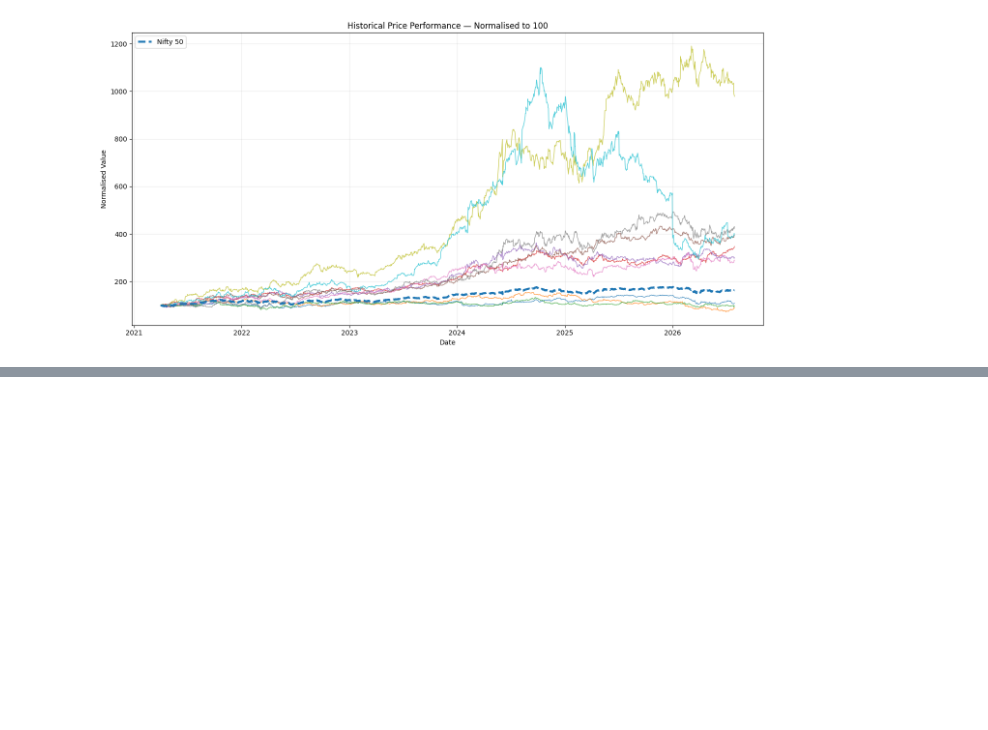
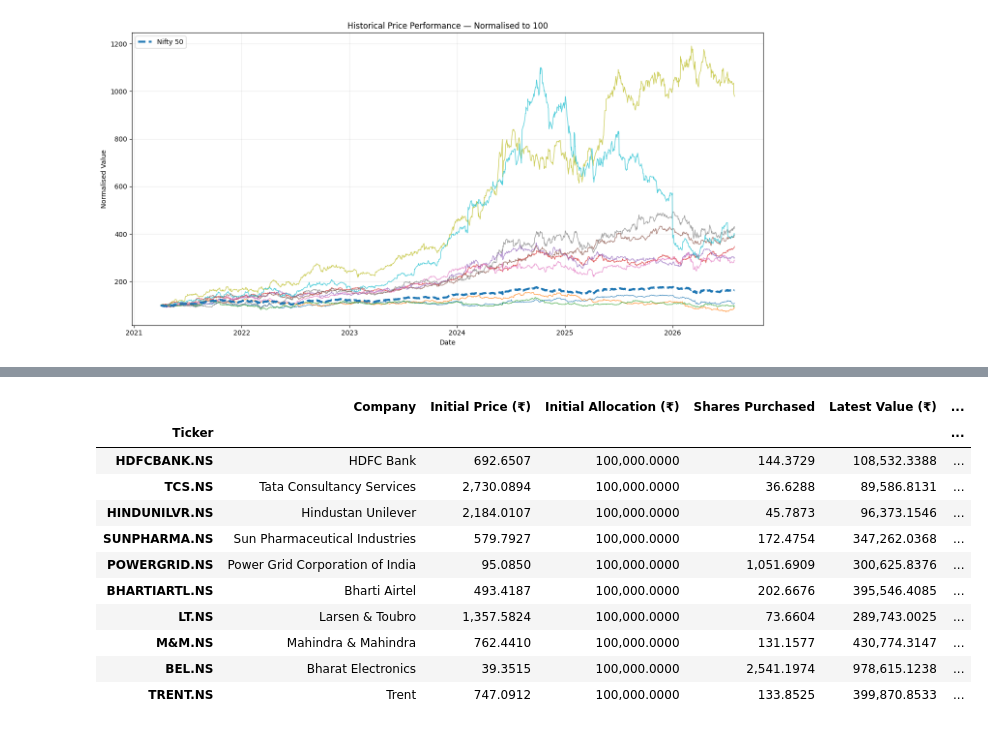
Before and after one commit to Rohil121/bharat-portfolio-lab, a Jupyter notebook: notebooks/01_portfolio_mvp.ipynb, the cells around one changed output, grey strips where cells are left out. Cells and saved outputs as stored; diff of their text form; code cells hidden in the pictures; blank space fills up the shorter version.

```diff
--- a/notebooks/01_portfolio_mvp.ipynb
+++ b/notebooks/01_portfolio_mvp.ipynb
@@ -348,0 +357,76 @@ plt.show()
+# %%
+# Calculate the number of shares purchased on the initial date
+
+initial_date = stock_prices.index[0]
+initial_stock_prices = stock_prices.loc[initial_date]
+
+weights = portfolio.set_index("Ticker")["Weight"].reindex(portfolio_tickers)
+initial_allocations = weights * INITIAL_CAPITAL
+
+# Fractional shares are allowed in this preliminary academic model
+shares_purchased = initial_allocations / initial_stock_prices
+
+# Daily value of each holding
+holding_values = stock_prices.mul(shares_purchased, axis=1)
+
+# Total flagship portfolio value
+portfolio_value = holding_values.sum(axis=1)
+portfolio_value.name = "India 10 Portfolio"
+
+# Benchmark investment
+initial_benchmark_price = benchmark_prices.iloc[0, 0]
+benchmark_units = INITIAL_CAPITAL / initial_benchmark_price
+
+benchmark_value = benchmark_prices.iloc[:, 0] * benchmark_units
+benchmark_value.name = BENCHMARK_NAME
+
+# Combine both value series
+performance_values = pd.concat(
+    [portfolio_value, benchmark_value],
+    axis=1,
+).dropna()
+
+# Convert values into cumulative returns
+cumulative_returns = (
+    performance_values.div(performance_values.iloc[0]) - 1
+)
+
+# Validation checks
+assert np.isclose(portfolio_value.iloc[0], INITIAL_CAPITAL), \
+    "Initial portfolio value does not equal the starting capital."
+
+assert np.isclose(benchmark_value.iloc[0], INITIAL_CAPITAL), \
+    "Initial benchmark value does not equal the starting capital."
+
+assert performance_values.isna().sum().sum() == 0, \
+    "Missing values remain in the performance series."
+
+print("Preliminary investment simulation completed.")
+print("-" * 50)
+print(f"Investment date: {initial_date.date()}")
+print(f"Initial capital: ₹{INITIAL_CAPITAL:,.0f}")
+print(f"Initial portfolio value: ₹{portfolio_value.iloc[0]:,.0f}")
+print(f"Latest portfolio value: ₹{portfolio_value.iloc[-1]:,.0f}")
+print(f"Latest benchmark value: ₹{benchmark_value.iloc[-1]:,.0f}")
+
+print("\nInitial portfolio positions:")
+
+initial_positions = pd.DataFrame(
+    {
+        "Company": portfolio.set_index("Ticker")
+                            .reindex(portfolio_tickers)["Company"],
+        "Initial Price (₹)": initial_stock_prices,
+        "Initial Allocation (₹)": initial_allocations,
+        "Shares Purchased": shares_purchased,
+        "Latest Value (₹)": holding_values.iloc[-1],
+    }
+)
+
+initial_positions["Current Weight (%)"] = (
+    initial_positions["Latest Value (₹)"]
+    / initial_positions["Latest Value (₹)"].sum()
+    * 100
+)
+
+display(initial_positions)
+# %% [output]
@@ -348,0 +442,12 @@ plt.show()
+|  | Company | Initial Price (₹) | Initial Allocation (₹) | Shares Purchased | Latest Value (₹) | ... |
+| Ticker |  |  |  |  |  | ... |
+| HDFCBANK.NS | HDFC Bank | 692.6507 | 100,000.0000 | 144.3729 | 108,532.3388 | ... |
+| TCS.NS | Tata Consultancy Services | 2,730.0894 | 100,000.0000 | 36.6288 | 89,586.8131 | ... |
+| HINDUNILVR.NS | Hindustan Unilever | 2,184.0107 | 100,000.0000 | 45.7873 | 96,373.1546 | ... |
+| SUNPHARMA.NS | Sun Pharmaceutical Industries | 579.7927 | 100,000.0000 | 172.4754 | 347,262.0368 | ... |
+| POWERGRID.NS | Power Grid Corporation of India | 95.0850 | 100,000.0000 | 1,051.6909 | 300,625.8376 | ... |
+| BHARTIARTL.NS | Bharti Airtel | 493.4187 | 100,000.0000 | 202.6676 | 395,546.4085 | ... |
+| LT.NS | Larsen & Toubro | 1,357.5824 | 100,000.0000 | 73.6604 | 289,743.0025 | ... |
+| M&M.NS | Mahindra & Mahindra | 762.4410 | 100,000.0000 | 131.1577 | 430,774.3147 | ... |
+| BEL.NS | Bharat Electronics | 39.3515 | 100,000.0000 | 2,541.1974 | 978,615.1238 | ... |
+| TRENT.NS | Trent | 747.0912 | 100,000.0000 | 133.8525 | 399,870.8533 | ... |
```
Also changed, not shown: parts of 4 cells of this notebook.
